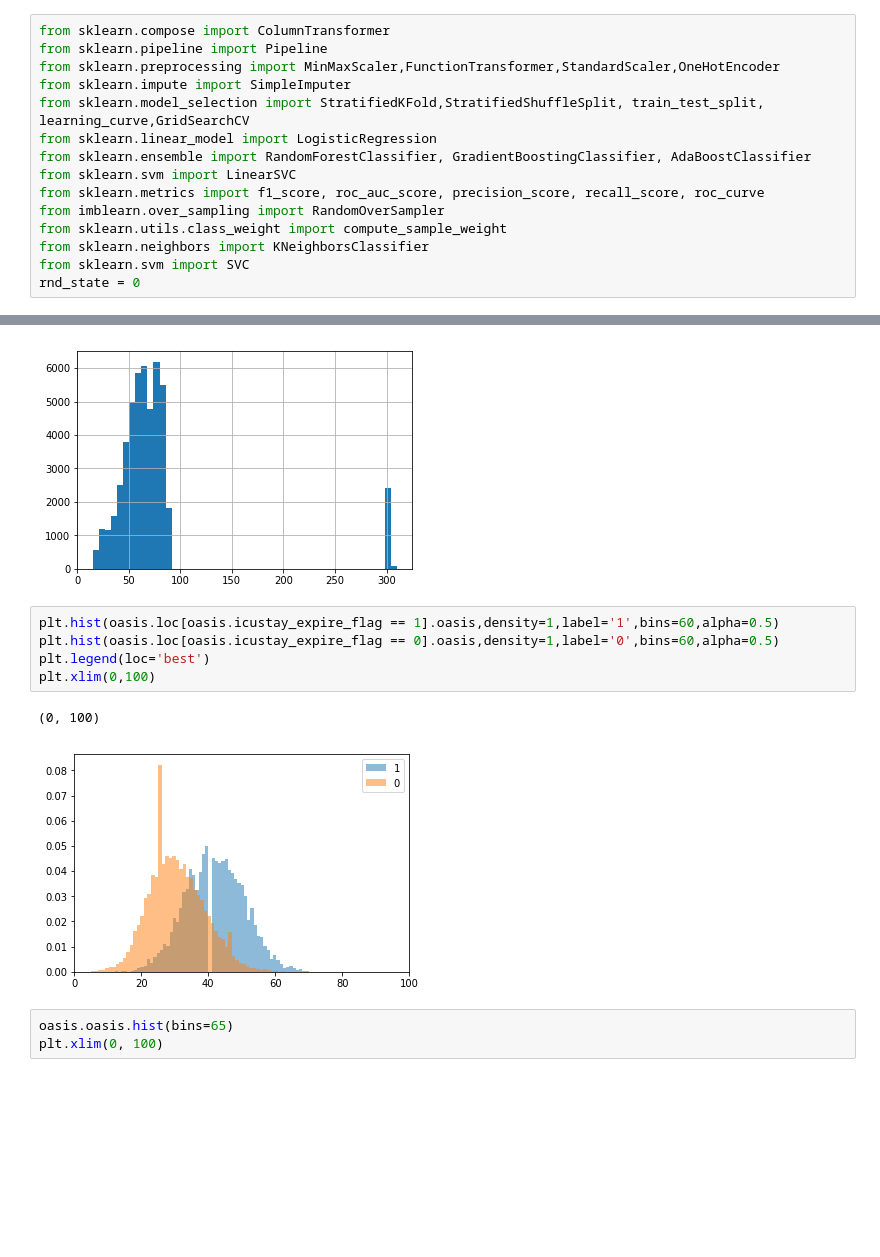
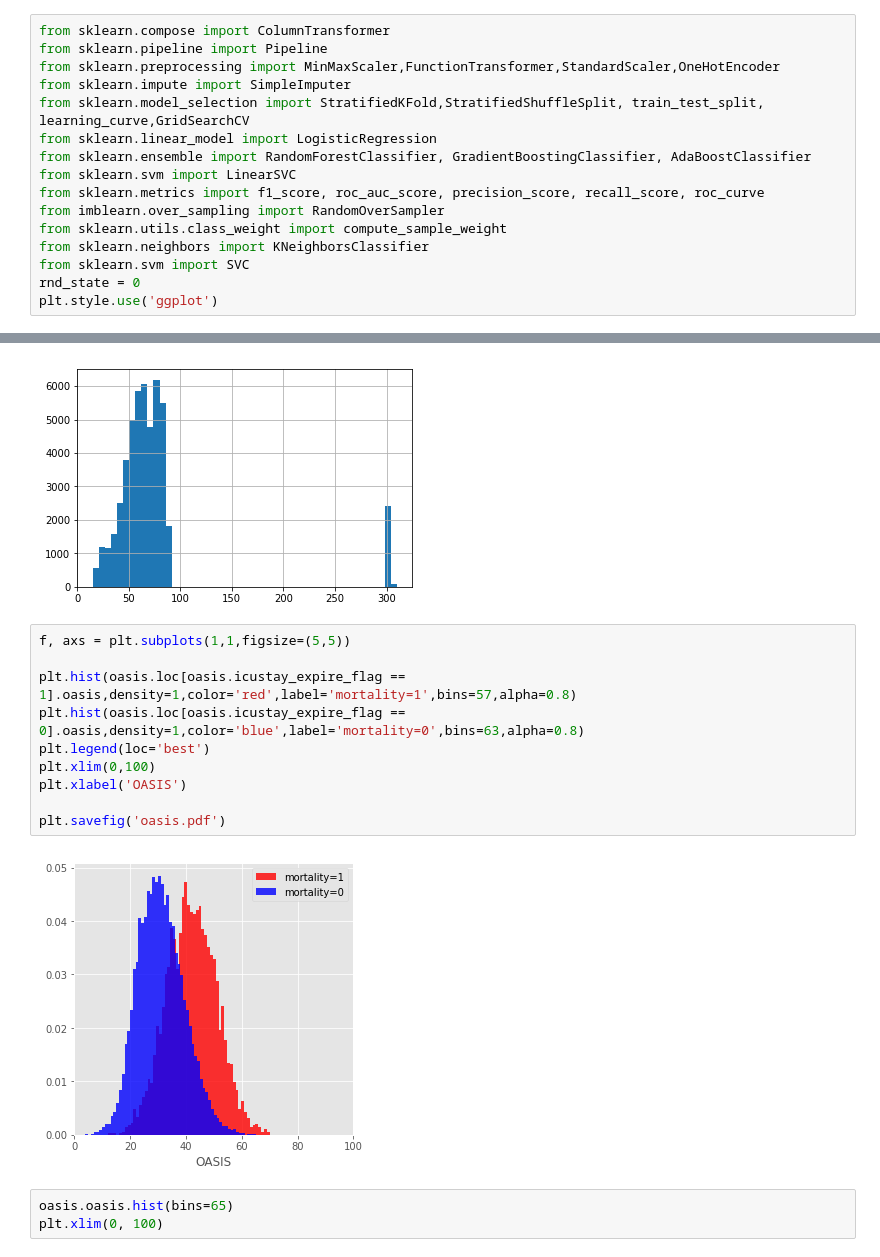
Before and after one commit to maxivanoff/mortality_predictor_mimic, a Jupyter notebook: load_oasis_local.ipynb, the cells around one changed output, grey strips where cells are left out. Drawn from its saved outputs; the diff is of its cells as text; blank space fills up the shorter version.

Commit message:
plots added

```diff
--- a/load_oasis_local.ipynb
+++ b/load_oasis_local.ipynb
@@ -24,6 +24,7 @@ from sklearn.utils.class_weight import compute_sample_weight
 from sklearn.neighbors import KNeighborsClassifier
 from sklearn.svm import SVC
 rnd_state = 0
+plt.style.use('ggplot')
 # %%
 # create a database connection
 sqluser = 'maxim'
@@ -112,13 +113,17 @@ oasis.age.hist(bins=50)
 <matplotlib.axes._subplots.AxesSubplot at 0x...>
 [figure]
 # %%
-plt.hist(oasis.loc[oasis.icustay_expire_flag == 1].oasis,density=1,label='1',bins=60,alpha=0.5)
-plt.hist(oasis.loc[oasis.icustay_expire_flag == 0].oasis,density=1,label='0',bins=60,alpha=0.5)
+f, axs = plt.subplots(1,1,figsize=(5,5))
+
+plt.hist(oasis.loc[oasis.icustay_expire_flag == 1].oasis,density=1,color='red',label='mortality=1',bins=57,alpha=0.8)
+plt.hist(oasis.loc[oasis.icustay_expire_flag == 0].oasis,density=1,color='blue',label='mortality=0',bins=63,alpha=0.8)
 plt.legend(loc='best')
 plt.xlim(0,100)
+plt.xlabel('OASIS')
+
+plt.savefig('oasis.pdf')
 # %% [output]
-(0, 100)
-[figure, old version]
+[figure, new version]
 # %%
 oasis.oasis.hist(bins=65)
 plt.xlim(0, 100)
```
Also changed, not shown: parts of 5 cells of this notebook, 2 other files.
